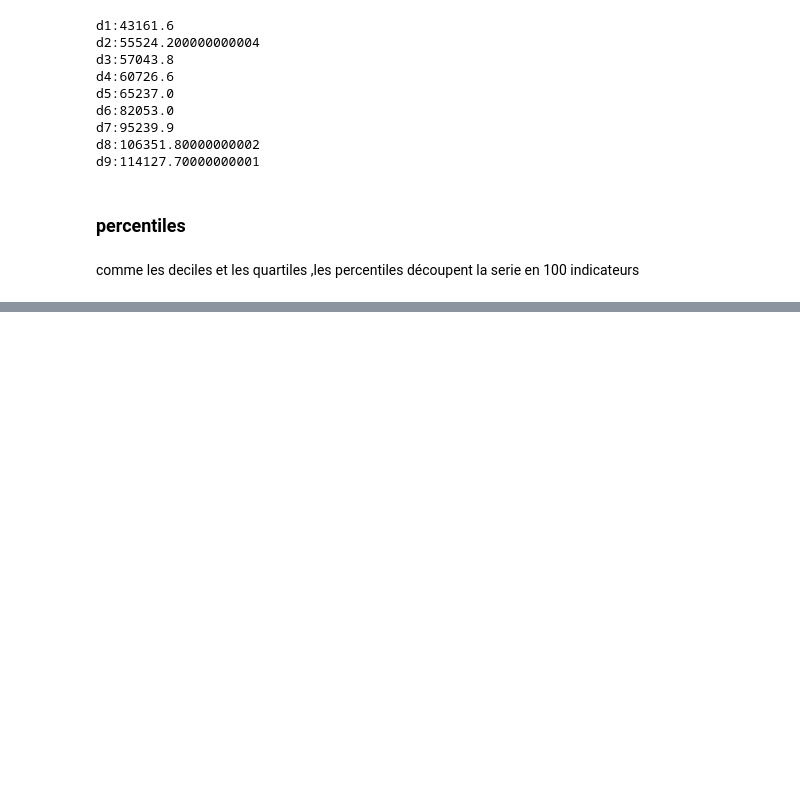
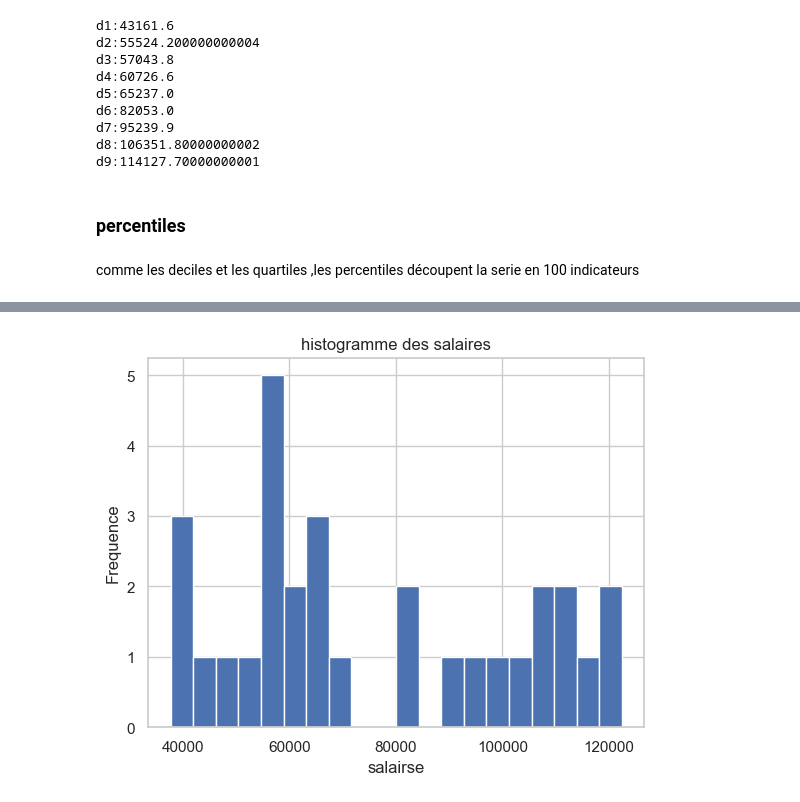
Before and after one commit to geniruphin-junior/statistics-in-python, a Jupyter notebook: pratque.ipynb, the cells around one changed output, grey strips where cells are left out. Drawn from its saved outputs; the diff is of its cells as text; code cells hidden in the pictures; blank space fills up the shorter version.

Commit message:
feat : visualisation

```diff
--- a/pratque.ipynb
+++ b/pratque.ipynb
@@ -226,0 +217,11 @@ d100 : 122391.0
+# %%
+# histogramme pour les salaires
+
+plt.figure()
+plt.hist(cible,bins = 20)
+plt.title(f"histogramme des salaires")
+plt.xlabel('salairse')
+plt.ylabel("Frequence")
+plt.show()
+# %% [output]
+[figure, added]
```
Also changed, not shown: parts of 5 cells of this notebook.
